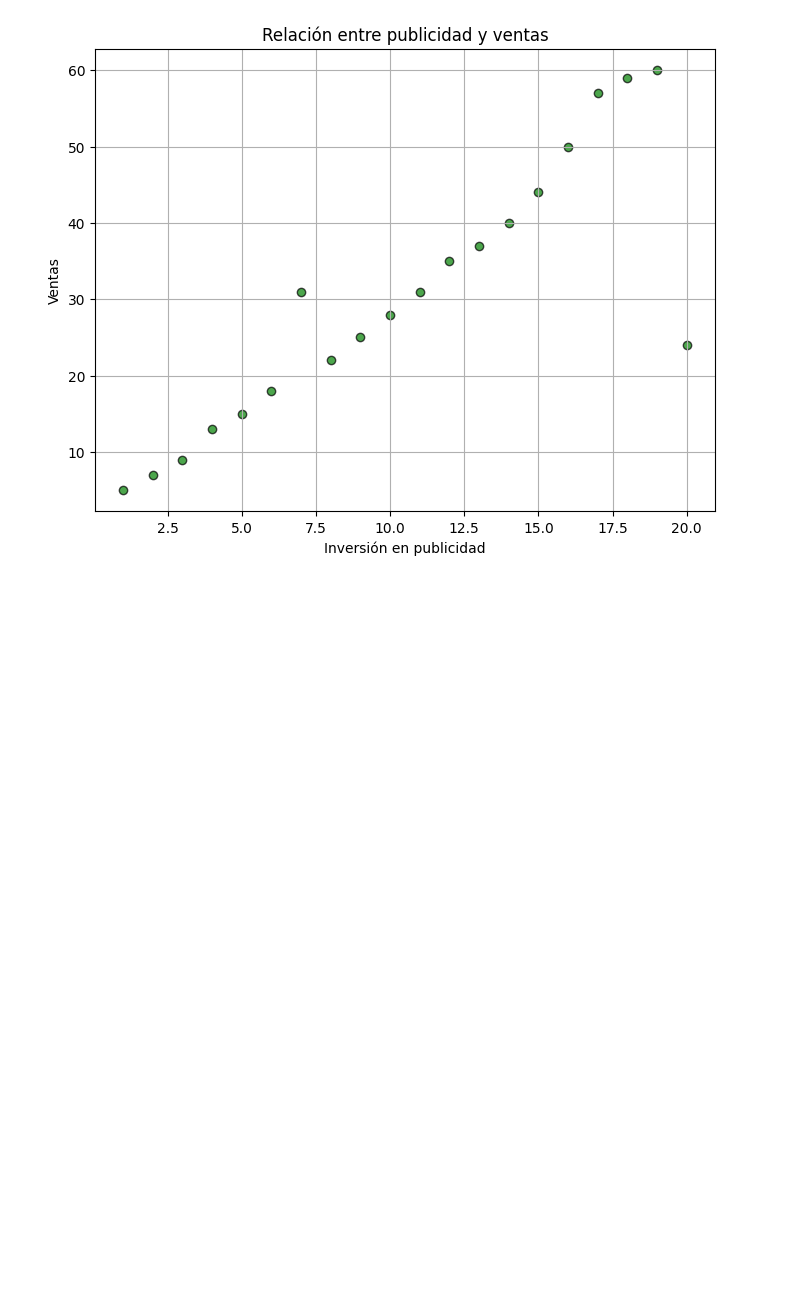
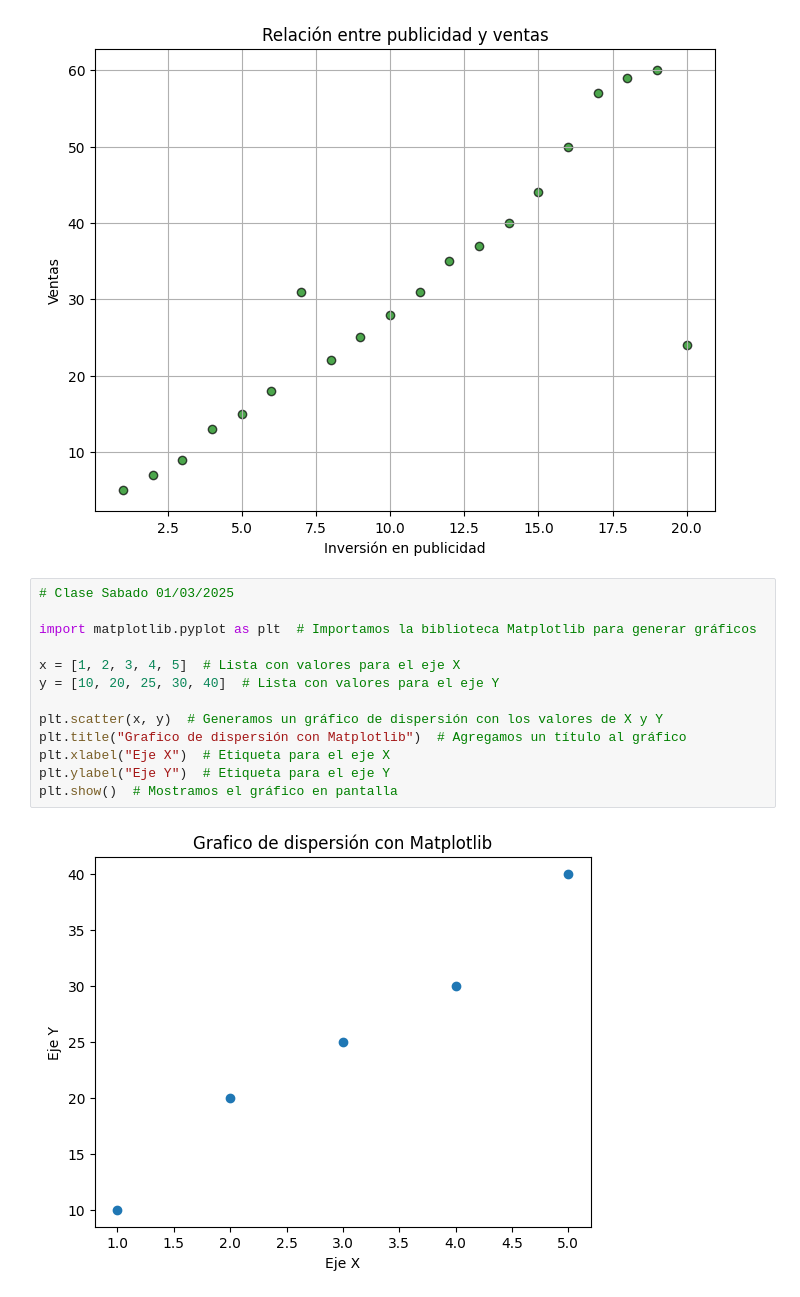
Before and after one commit to RobinsonGo09/analisis, a Jupyter notebook: Graficas.ipynb, the cells around one changed output. Cells and saved outputs as stored; diff of their text form; blank space fills up the shorter version.

Commit message:
Clase 01_03_2025
Graficas

```diff
--- a/Graficas.ipynb
+++ b/Graficas.ipynb
@@ -124,3 +124,18 @@ plt.grid(True)
 plt.show()
 # %% [output]
 [figure]
+# %%
+# Clase Sabado 01/03/2025
+
+import matplotlib.pyplot as plt  # Importamos la biblioteca Matplotlib para generar gráficos
+
+x = [1, 2, 3, 4, 5]  # Lista con valores para el eje X
+y = [10, 20, 25, 30, 40]  # Lista con valores para el eje Y
+
+plt.scatter(x, y)  # Generamos un gráfico de dispersión con los valores de X y Y
+plt.title("Grafico de dispersión con Matplotlib")  # Agregamos un título al gráfico
+plt.xlabel("Eje X")  # Etiqueta para el eje X
+plt.ylabel("Eje Y")  # Etiqueta para el eje Y
+plt.show()  # Mostramos el gráfico en pantalla
+# %% [output]
+[figure, added]
```
Also changed, not shown: parts of 12 cells of this notebook.
